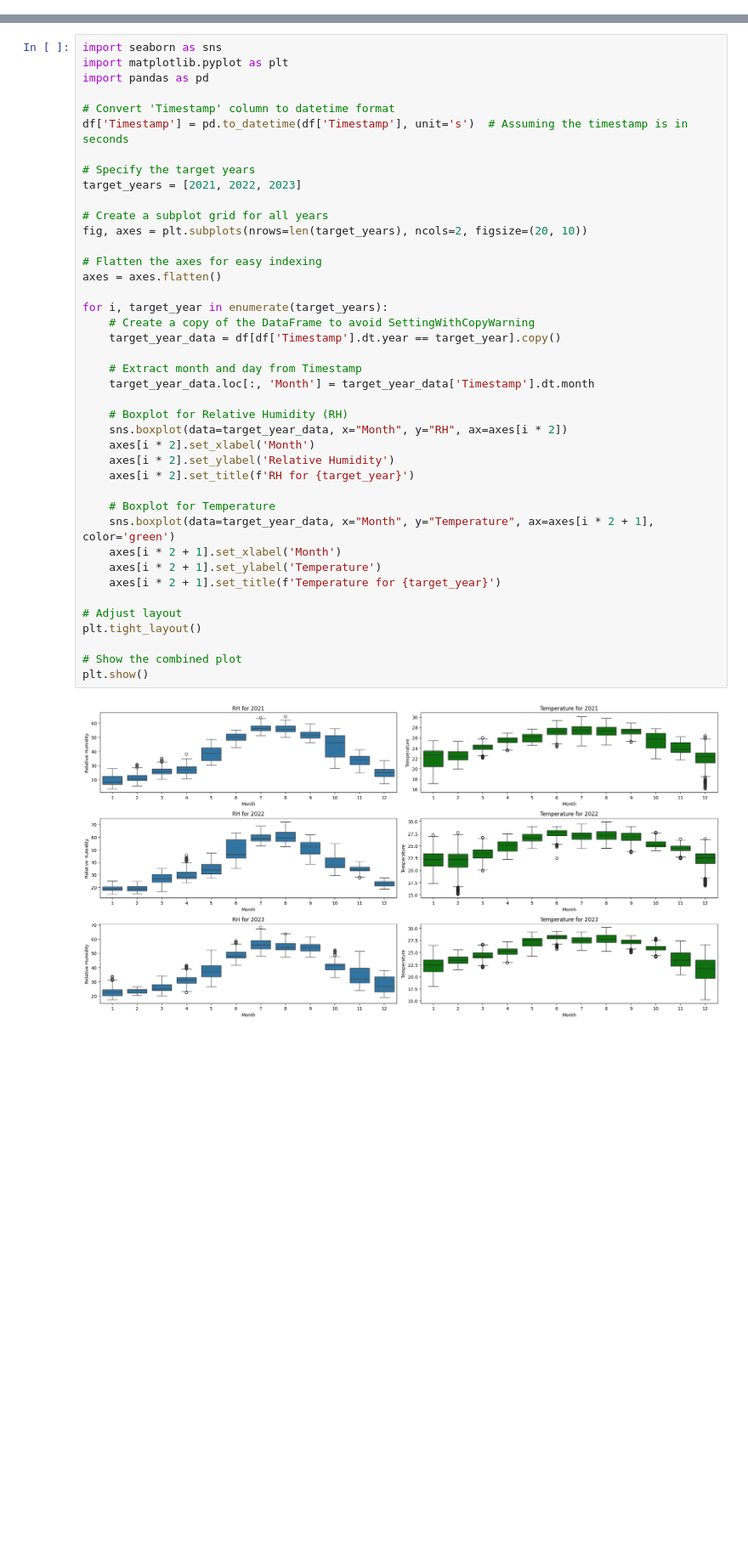
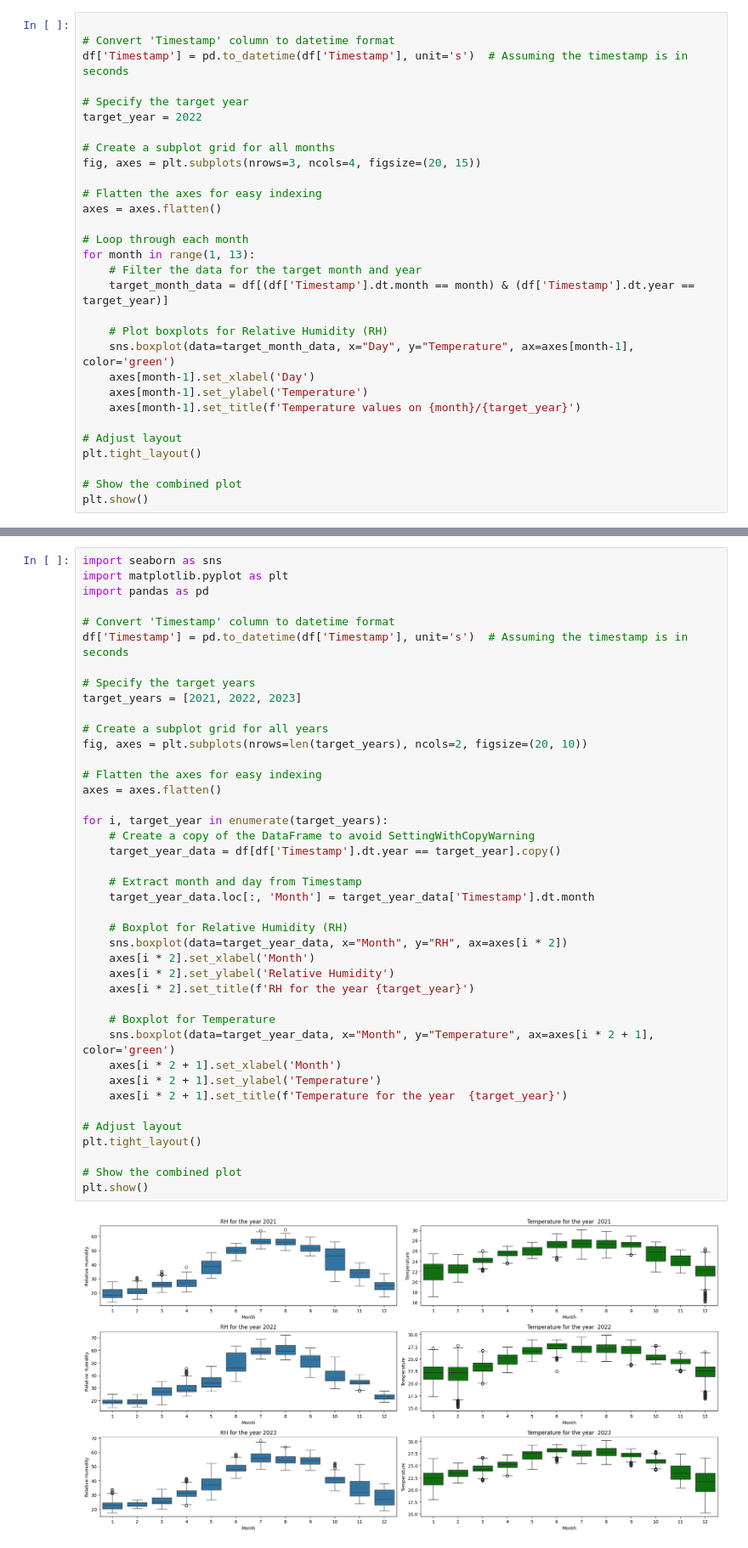
Before and after one commit to mshapna/EDA_Timeseries, a Jupyter notebook: EDA_Ver2.ipynb, the cells around one changed output, grey strips where cells are left out. Shown at 85% size. Cells and saved outputs as stored; diff of their text form; blank space fills up the shorter version.

```diff
--- a/EDA_Ver2.ipynb
+++ b/EDA_Ver2.ipynb
@@ -350,0 +357,30 @@ plt.show()
+# %%
+
+# Convert 'Timestamp' column to datetime format
+df['Timestamp'] = pd.to_datetime(df['Timestamp'], unit='s')  # Assuming the timestamp is in seconds
+
+# Specify the target year
+target_year = 2022
+
+# Create a subplot grid for all months
+fig, axes = plt.subplots(nrows=3, ncols=4, figsize=(20, 15))
+
+# Flatten the axes for easy indexing
+axes = axes.flatten()
+
+# Loop through each month
+for month in range(1, 13):
+    # Filter the data for the target month and year
+    target_month_data = df[(df['Timestamp'].dt.month == month) & (df['Timestamp'].dt.year == target_year)]
+
+    # Plot boxplots for Relative Humidity (RH)
+    sns.boxplot(data=target_month_data, x="Day", y="Temperature", ax=axes[month-1], color='green')
+    axes[month-1].set_xlabel('Day')
+    axes[month-1].set_ylabel('Temperature')
+    axes[month-1].set_title(f'Temperature values on {month}/{target_year}')
+
+# Adjust layout
+plt.tight_layout()
+
+# Show the combined plot
+plt.show()
@@ -364,36 +402,36 @@ target_years = [2021, 2022, 2023]
 
 # Create a subplot grid for all years
 fig, axes = plt.subplots(nrows=len(target_years), ncols=2, figsize=(20, 10))
 
 # Flatten the axes for easy indexing
 axes = axes.flatten()
 
 for i, target_year in enumerate(target_years):
     # Create a copy of the DataFrame to avoid SettingWithCopyWarning
     target_year_data = df[df['Timestamp'].dt.year == target_year].copy()
 
     # Extract month and day from Timestamp
     target_year_data.loc[:, 'Month'] = target_year_data['Timestamp'].dt.month
 
     # Boxplot for Relative Humidity (RH)
     sns.boxplot(data=target_year_data, x="Month", y="RH", ax=axes[i * 2])
     axes[i * 2].set_xlabel('Month')
     axes[i * 2].set_ylabel('Relative Humidity')
-    axes[i * 2].set_title(f'RH for {target_year}')
+    axes[i * 2].set_title(f'RH for the year {target_year}')
 
     # Boxplot for Temperature
     sns.boxplot(data=target_year_data, x="Month", y="Temperature", ax=axes[i * 2 + 1], color='green')
     axes[i * 2 + 1].set_xlabel('Month')
     axes[i * 2 + 1].set_ylabel('Temperature')
-    axes[i * 2 + 1].set_title(f'Temperature for {target_year}')
+    axes[i * 2 + 1].set_title(f'Temperature for the year  {target_year}')
 
 # Adjust layout
 plt.tight_layout()
 
 # Show the combined plot
 plt.show()
 # %% [output]
-[figure, old version]
+[figure, new version]
 # %% [markdown]
 The provided code generates a subplot grid with rows corresponding to different target years (2021, 2022, and 2023) and columns for Relative Humidity (RH) and Temperature. Each subplot within the grid displays boxplots for the distribution of RH and Temperature values across the months of the specified target year. The x-axis of each subplot represents the months, while the y-axis represents either RH or Temperature values.
 
```
Also changed, not shown: parts of 8 cells of this notebook.
